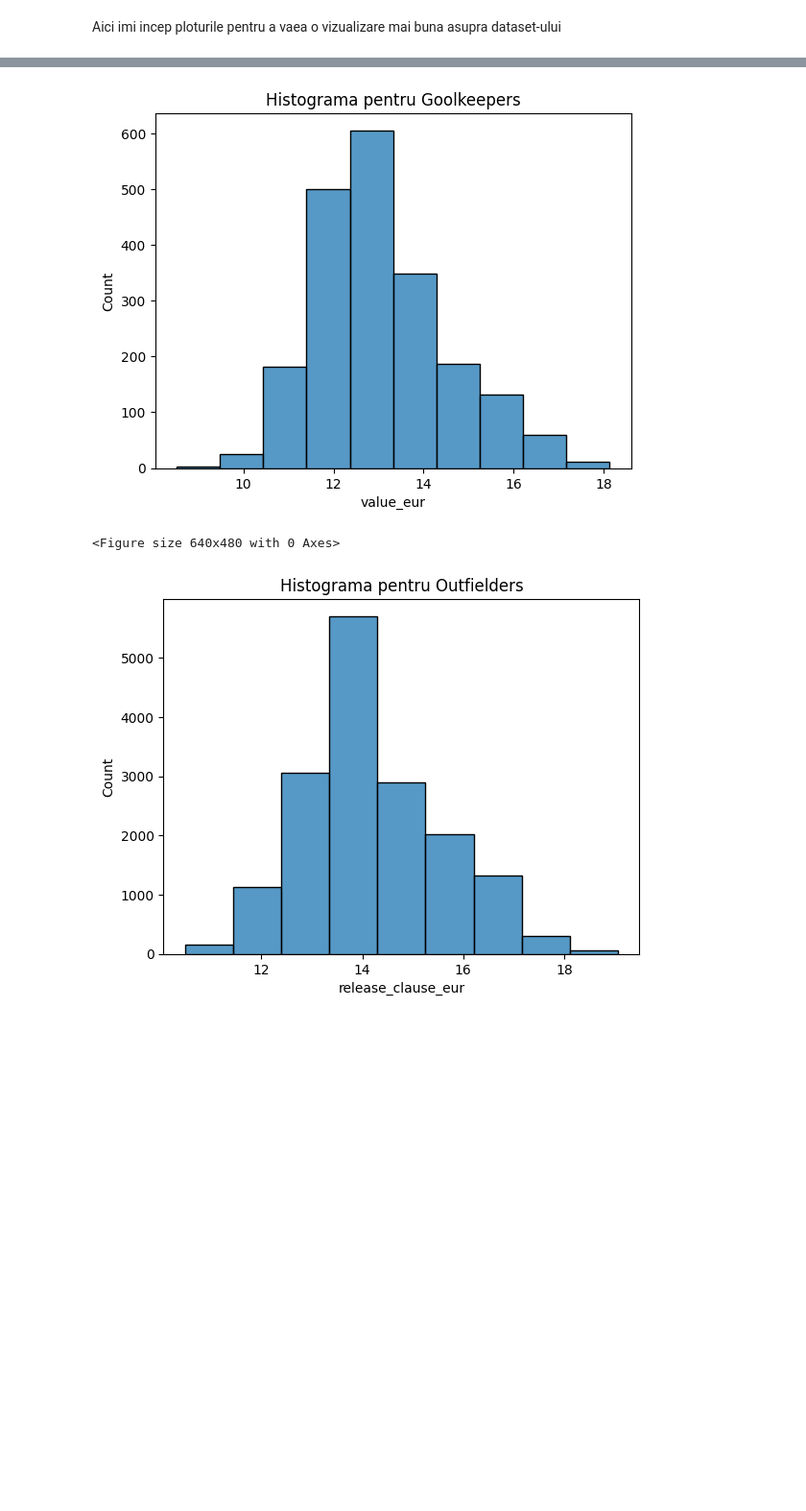
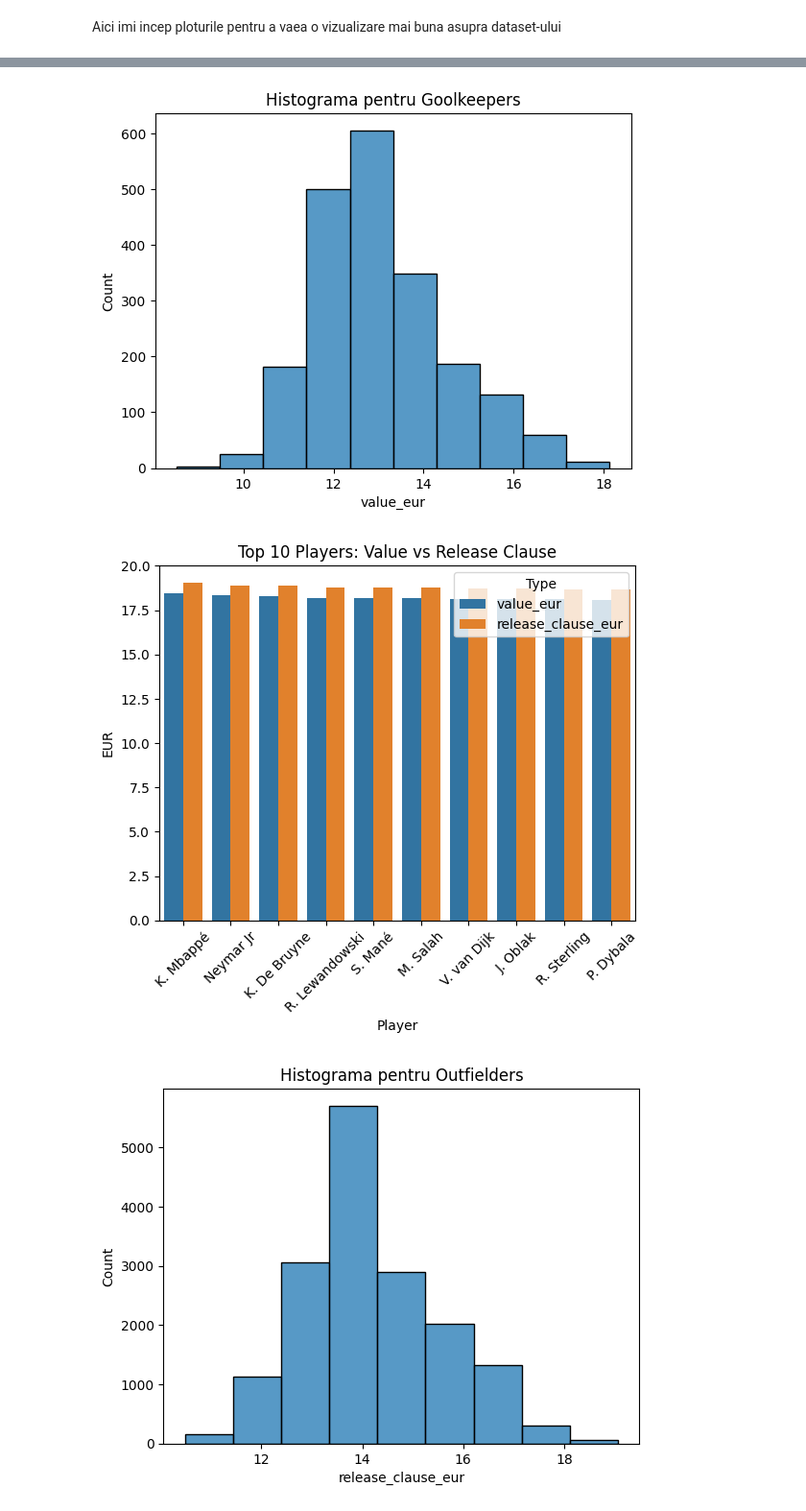
Before and after one commit to LukasL2004/data-science-internship, a Jupyter notebook: notebooks/week1_data_exploration.ipynb, the cells around one changed output, grey strips where cells are left out. Shown at 96% size. Drawn from its saved outputs; the diff is of its cells as text; code cells hidden in the pictures; blank space fills up the shorter version.

```diff
--- a/notebooks/week1_data_exploration.ipynb
+++ b/notebooks/week1_data_exploration.ipynb
@@ -191,18 +245,35 @@ Aici imi incep ploturile pentru a vaea o vizualizare mai buna asupra dataset-ulu
 # %%
 sns.histplot(data=fifa_OUT ,x='value_eur',binwidth=1)
 plt.title("Histograma pentru Outfielders")
+plt.savefig("../outputs/plots/eda/Histograma_pentru_Outfielders_value_eur.png")
 plt.show()
-plt.savefig("../outputs/plots/eda/Histograma_pentru_Outfielders_value_eur.png")
 plt.clf()
 sns.histplot(data=fifa_GK ,x='value_eur',binwidth=1,)
 plt.title("Histograma pentru Goolkeepers")
+plt.savefig("../outputs/plots/eda/Histograma_pentru_gk_value_eur.png")
 plt.show()
-plt.savefig("../outputs/plots/eda/Histograma_pentru_gk_value_eur.png")
 plt.clf()
+
+top_players = fifa.sort_values(by='value_eur', ascending=False).head(10)
+
+
+melted = top_players[['short_name', 'value_eur', 'release_clause_eur']].melt(
+    id_vars='short_name',
+    var_name='Type',
+    value_name='Amount'
+)
+
+
+sns.barplot(data=melted, x='short_name', y='Amount', hue='Type')
+plt.title("Top 10 Players: Value vs Release Clause")
+plt.xlabel("Player")
+plt.ylabel("EUR")
+plt.xticks(rotation=45)
+plt.show()
 # %% [output]
 [figure]
 [figure]
-<Figure size 640x480 with 0 Axes>
+[figure, added]
 # %%
 sns.histplot(data=fifa_OUT ,x='release_clause_eur',binwidth=1)
 plt.title("Histograma pentru Outfielders")
```
Also changed, not shown: parts of 11 cells of this notebook, 10 other files.
